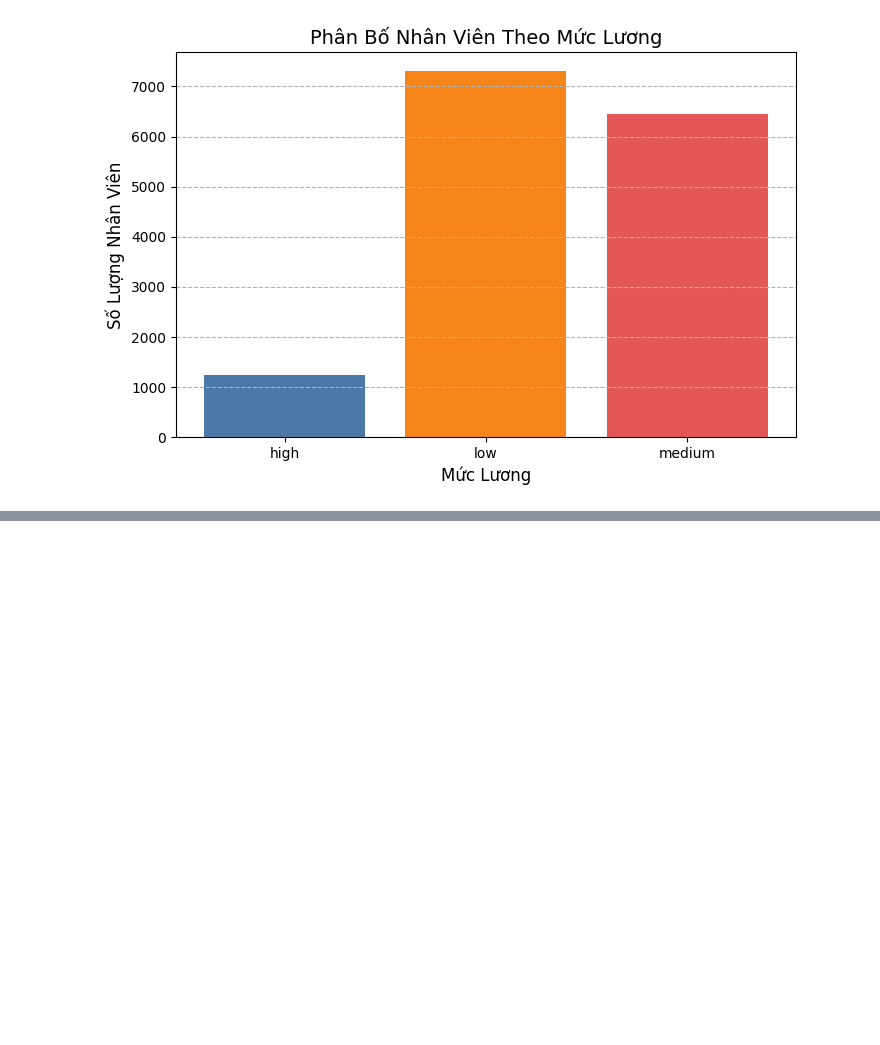
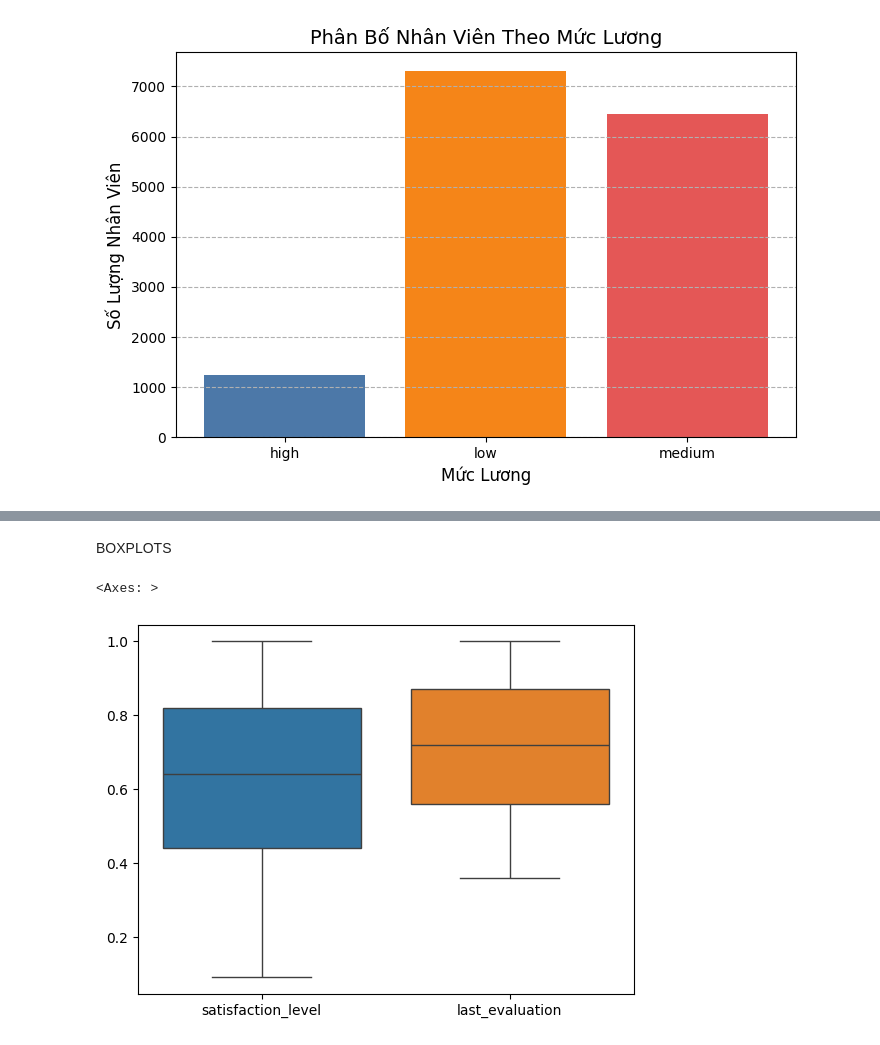
Before and after one commit to dothanh881/PTDLnew, a Jupyter notebook: Nhom10_Data-Analysis_Midterm.ipynb, the cells around one changed output, grey strips where cells are left out. Saved outputs shown, nothing was run; the diff lists cells and outputs as text; code cells hidden in the pictures; blank space fills up the shorter version.

```diff
--- a/Nhom10_Data-Analysis_Midterm.ipynb
+++ b/Nhom10_Data-Analysis_Midterm.ipynb
@@ -76,0 +85,7 @@ plt.show()
+# %% [markdown]
+BOXPLOTS
+# %%
+sns.boxplot(data=df[['satisfaction_level','last_evaluation']])
+# %% [output]
+<Axes: >
+[figure, added]
```
Also changed, not shown: parts of 4 cells of this notebook, 1 other file.
